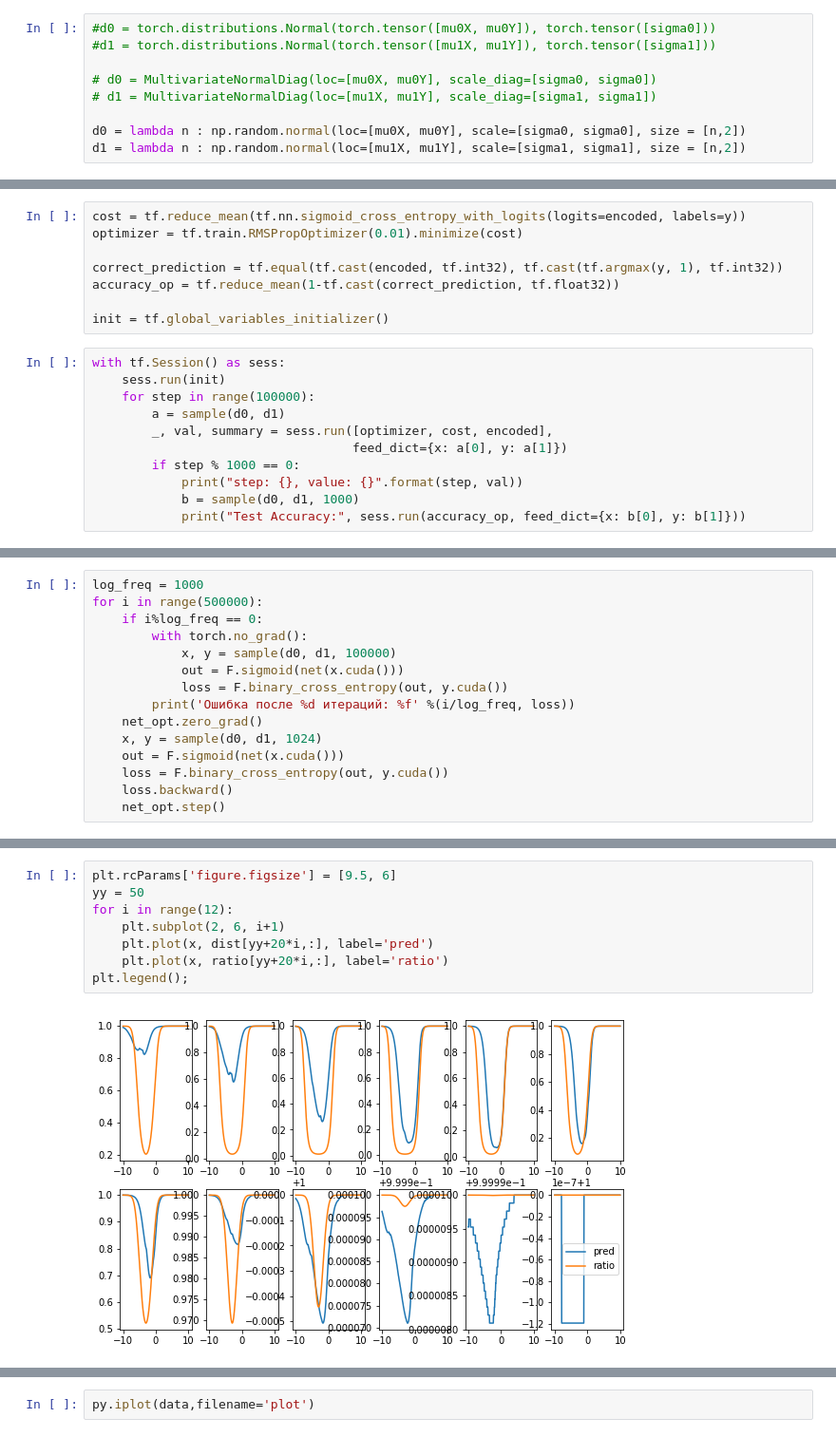
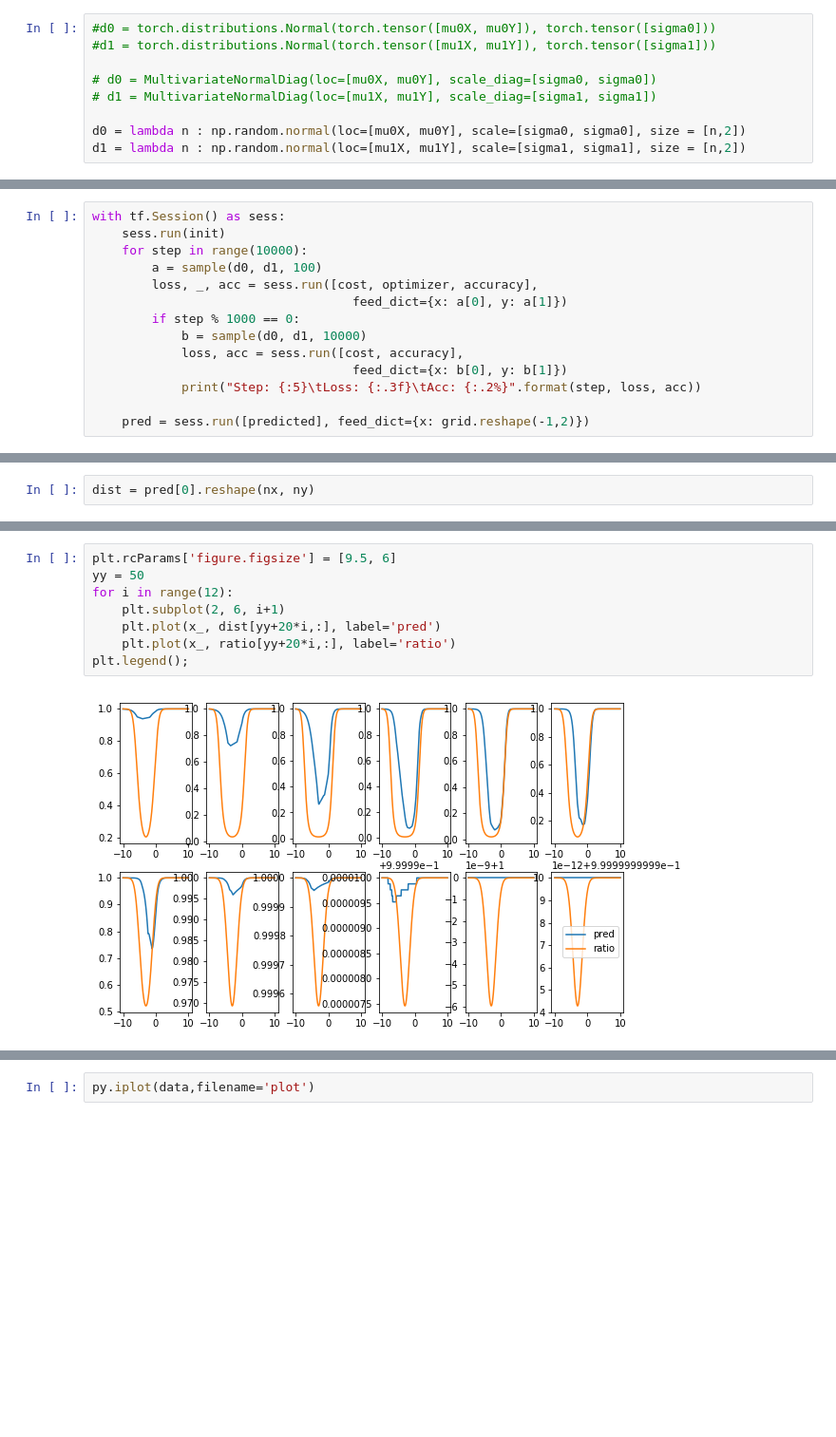
Before and after one commit to alexander-prutko/otus-ds-homework, a Jupyter notebook: homework-2/log_reg_tf.ipynb, the cells around one changed output, grey strips where cells are left out. Shown: that part at 95% size. Drawn from its saved outputs; the diff is of its cells as text; blank space fills up the shorter version.

```diff
--- a/homework-2/log_reg_tf.ipynb
+++ b/homework-2/log_reg_tf.ipynb
@@ -117,20 +133,15 @@ encoded = tf.layers.dense(nn, 1)
-# %%
-cost = tf.reduce_mean(tf.nn.sigmoid_cross_entropy_with_logits(logits=encoded, labels=y))
-optimizer = tf.train.RMSPropOptimizer(0.01).minimize(cost)
-
-correct_prediction = tf.equal(tf.cast(encoded, tf.int32), tf.cast(tf.argmax(y, 1), tf.int32))
-accuracy_op = tf.reduce_mean(1-tf.cast(correct_prediction, tf.float32))
-
-init = tf.global_variables_initializer()
 # %%
 with tf.Session() as sess:
     sess.run(init)
-    for step in range(100000):
-        a = sample(d0, d1)
-        _, val, summary = sess.run([optimizer, cost, encoded],
+    for step in range(10000):
+        a = sample(d0, d1, 100)
+        loss, _, acc = sess.run([cost, optimizer, accuracy],
                                    feed_dict={x: a[0], y: a[1]})
         if step % 1000 == 0:
-            print("step: {}, value: {}".format(step, val))
-            b = sample(d0, d1, 1000)
-            print("Test Accuracy:", sess.run(accuracy_op, feed_dict={x: b[0], y: b[1]}))
+            b = sample(d0, d1, 10000)
+            loss, acc = sess.run([cost, accuracy],
+                                   feed_dict={x: b[0], y: b[1]})
+            print("Step: {:5}\tLoss: {:.3f}\tAcc: {:.2%}".format(step, loss, acc))
+
+    pred = sess.run([predicted], feed_dict={x: grid.reshape(-1,2)})
 # %% [output]
@@ -184,15 +165,0 @@ NameError: name 'net' is not defined
-# %%
-log_freq = 1000
-for i in range(500000):
-    if i%log_freq == 0:
-        with torch.no_grad():
-            x, y = sample(d0, d1, 100000)
-            out = F.sigmoid(net(x.cuda()))
-            loss = F.binary_cross_entropy(out, y.cuda())
-        print('Ошибка после %d итераций: %f' %(i/log_freq, loss))
-    net_opt.zero_grad()
-    x, y = sample(d0, d1, 1024)
-    out = F.sigmoid(net(x.cuda()))
-    loss = F.binary_cross_entropy(out, y.cuda())
-    loss.backward()
-    net_opt.step()
@@ -235,0 +187,2 @@ nn.functional.sigmoid is deprecated. Use torch.sigmoid instead.
+# %%
+dist = pred[0].reshape(nx, ny)
@@ -267,13 +246,13 @@ plt.show()
 # %%
 plt.rcParams['figure.figsize'] = [9.5, 6]
 yy = 50
 for i in range(12):
     plt.subplot(2, 6, i+1)
-    plt.plot(x, dist[yy+20*i,:], label='pred')
-    plt.plot(x, ratio[yy+20*i,:], label='ratio')
+    plt.plot(x_, dist[yy+20*i,:], label='pred')
+    plt.plot(x_, ratio[yy+20*i,:], label='ratio')
 plt.legend();
 # %% [output]
-[figure, old version]
+[figure, new version]
 # %%
 data = [go.Surface(z=dist, x=xv, y=yv, opacity=1.00, colorscale='Greens'),
         go.Surface(z=ratio, x=xv, y=yv, opacity=0.8)]
```
Also changed, not shown: parts of 21 cells of this notebook.
